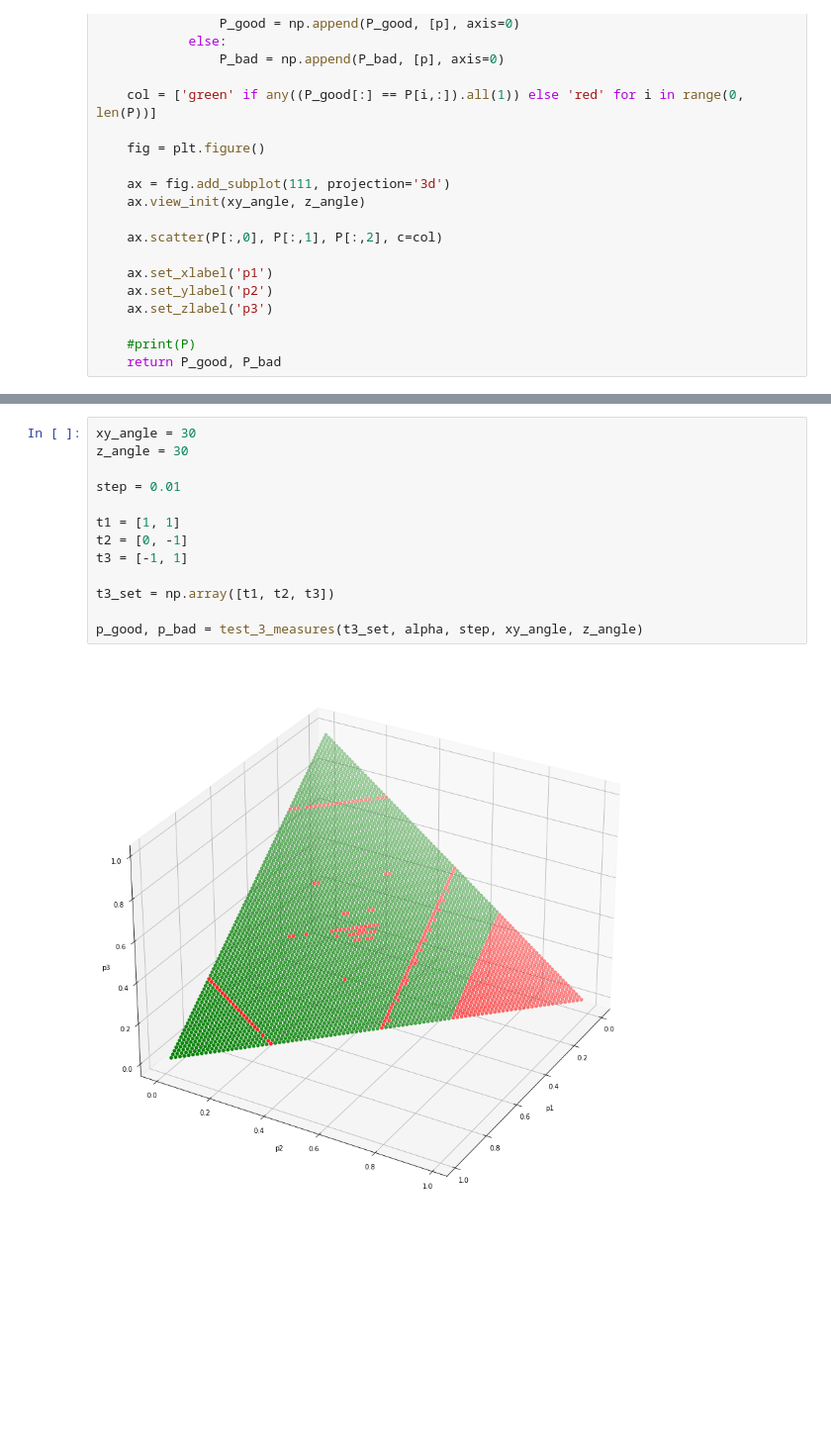
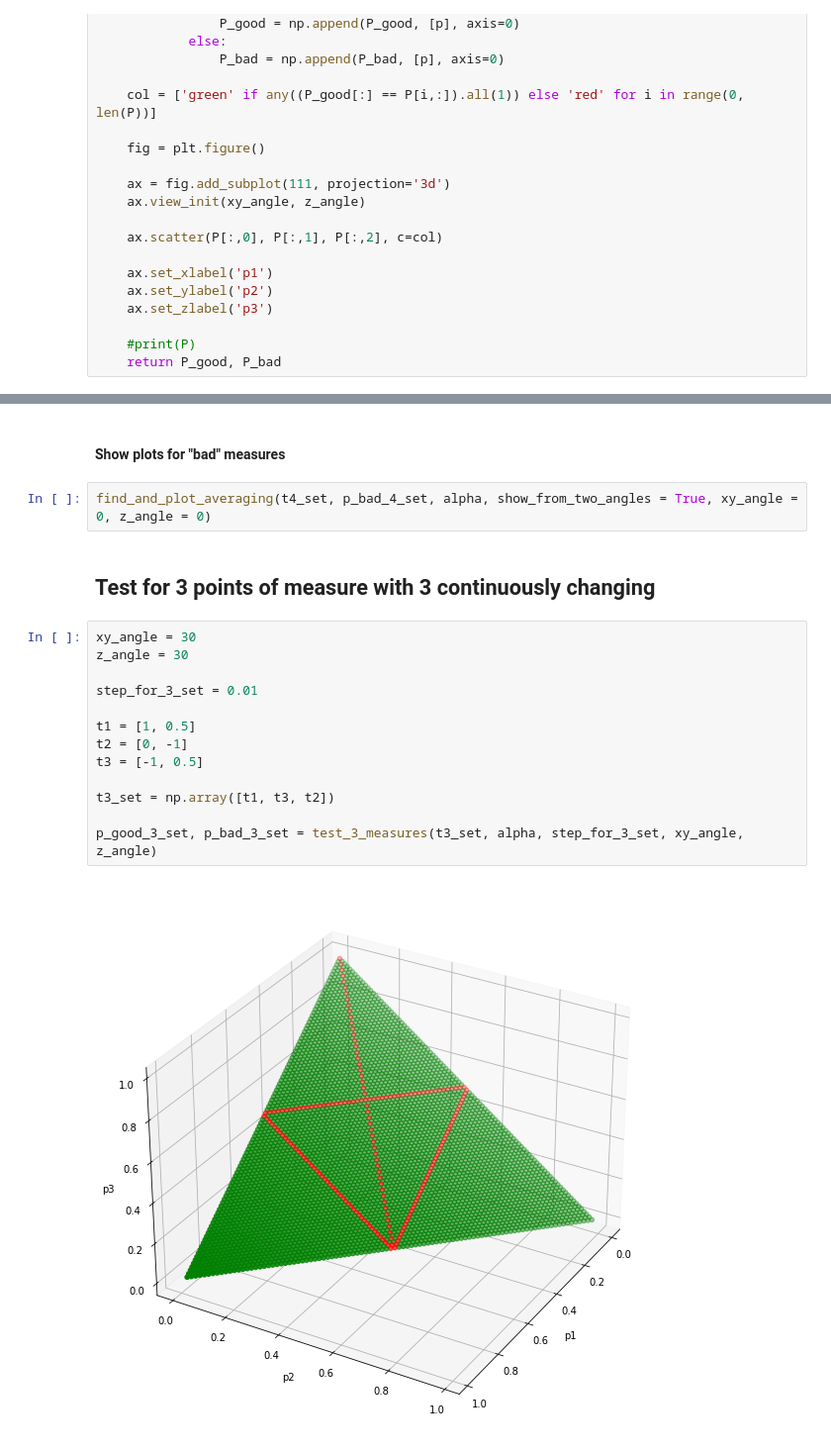
Before and after one commit to AnnaBagriy/PiecewiseLinearFunctionsAveraging, a Jupyter notebook: Exp_1.ipynb, the cells around one changed output, grey strips where cells are left out. Shown: that part at 99% size. Drawn from its saved outputs; the diff is of its cells as text; blank space fills up the shorter version.

```diff
--- a/Exp_1.ipynb
+++ b/Exp_1.ipynb
@@ -344,15 +410,21 @@ ps = test_4_measures(t4_set, alpha, step, xy_angle, z_angle)
-# %%
-xy_angle = 30
-z_angle = 30
-
-step = 0.01
-
-t1 = [1, 1]
-t2 = [0, -1]
-t3 = [-1, 1]
-
-t3_set = np.array([t1, t2, t3])
-
-p_good, p_bad = test_3_measures(t3_set, alpha, step, xy_angle, z_angle)
-# %% [output]
-[figure, removed]
+# %% [markdown]
+#### Show plots for "bad" measures
+# %%
+find_and_plot_averaging(t4_set, p_bad_4_set, alpha, show_from_two_angles = True, xy_angle = 0, z_angle = 0)
+# %% [markdown]
+## Test for 3 points of measure with 3 continuously changing
+# %%
+xy_angle = 30
+z_angle = 30
+
+step_for_3_set = 0.01
+
+t1 = [1, 0.5]
+t2 = [0, -1]
+t3 = [-1, 0.5]
+
+t3_set = np.array([t1, t3, t2])
+
+p_good_3_set, p_bad_3_set = test_3_measures(t3_set, alpha, step_for_3_set, xy_angle, z_angle)
+# %% [output]
+[figure, added]
```
Also changed, not shown: parts of 29 cells of this notebook.
